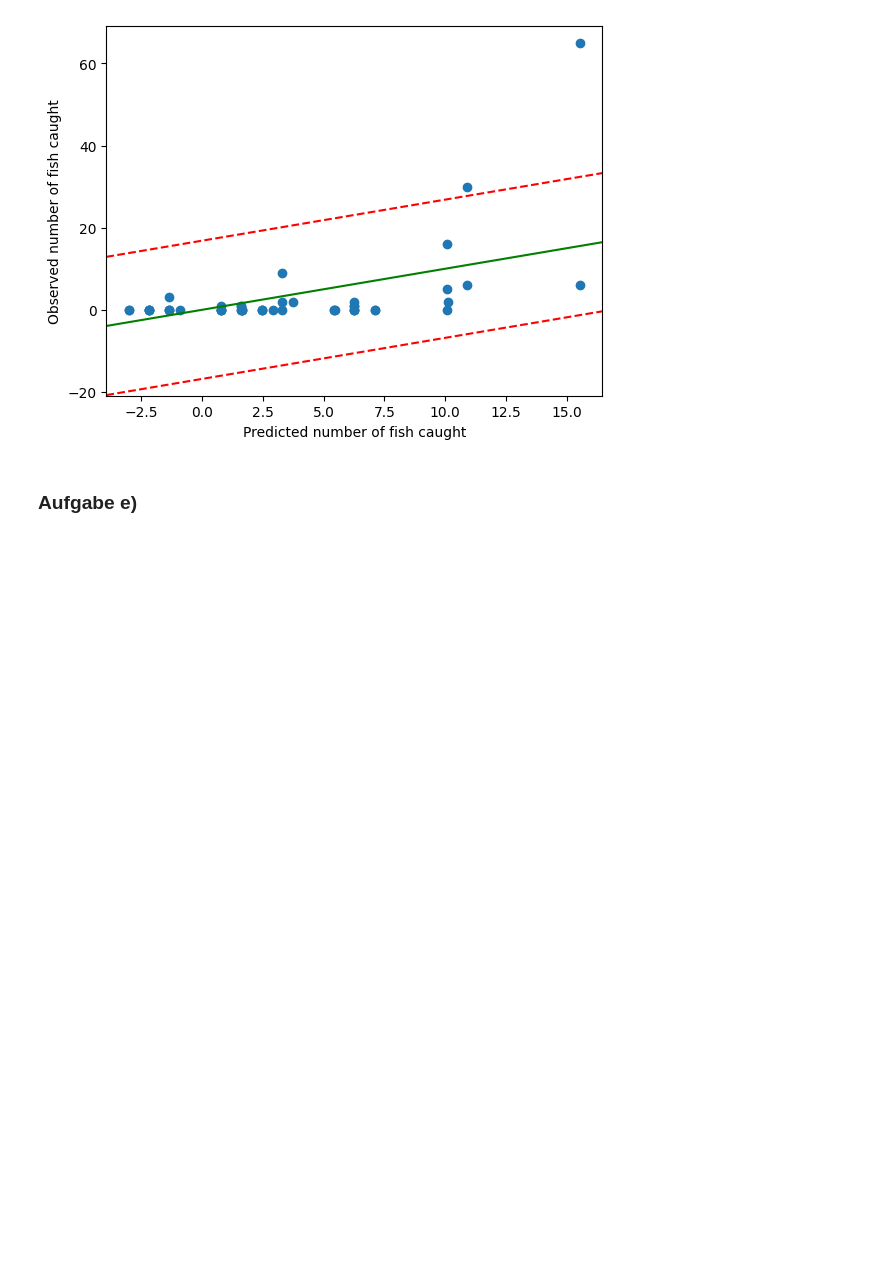
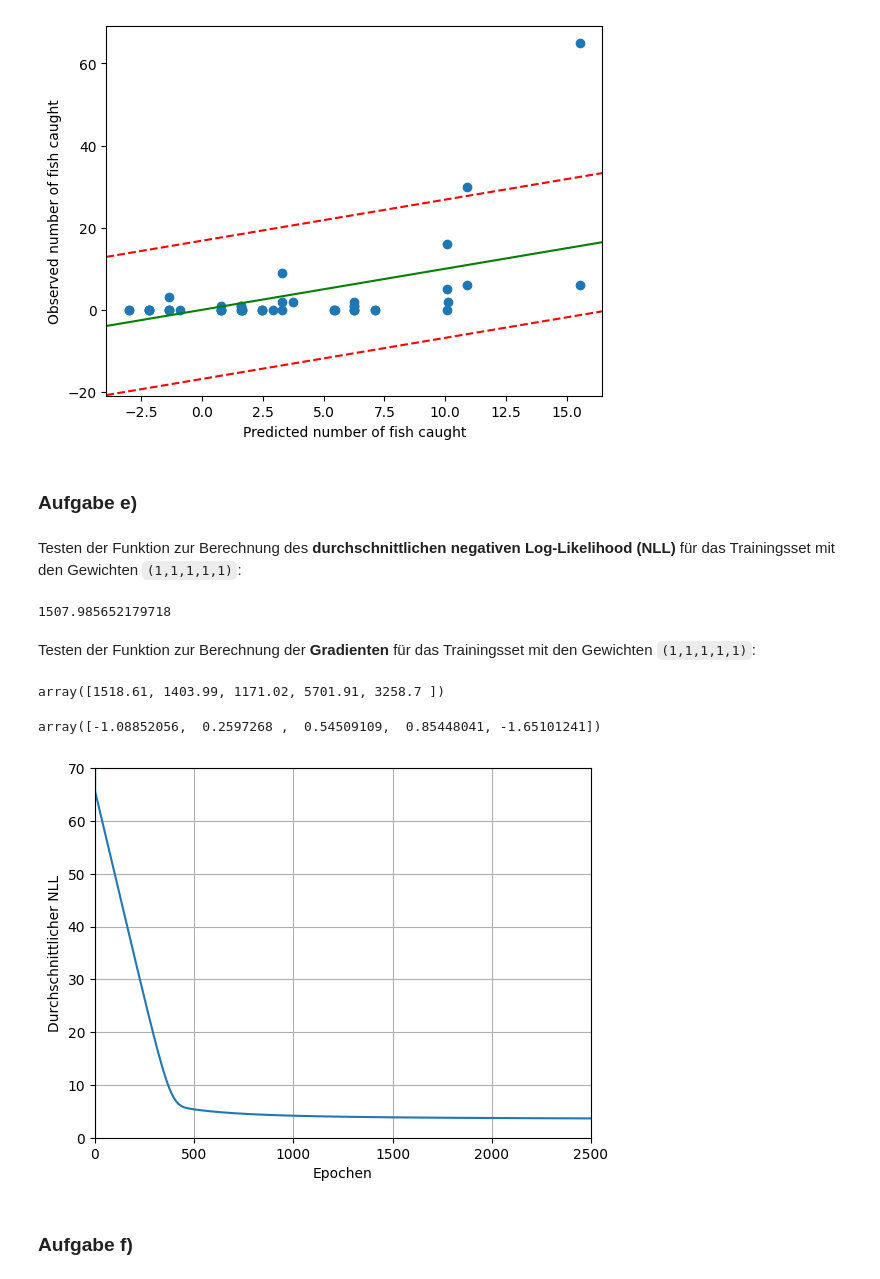
Before and after one commit to robingenz/htwg-machine-learning-exercises, a Jupyter notebook: exercises/02_Linear_Regression/01_linear-regression.ipynb, the cells around one changed output. Drawn from its saved outputs; the diff is of its cells as text; code cells hidden in the pictures; blank space fills up the shorter version.

```diff
--- a/exercises/02_Linear_Regression/01_linear-regression.ipynb
+++ b/exercises/02_Linear_Regression/01_linear-regression.ipynb
@@ -165,0 +157,8 @@ NLL 3.5674507288796327
+# %%
+import scipy.stats as stats
+
+mean = (diffObservedYAndPredictedYTest).mean() # Erwartungswert
+scale = np.std(diffObservedYAndPredictedYTest) # Standardabweichung
+gaussian = stats.norm(loc=mean, scale=scale).pdf(diffObservedYAndPredictedYTest)
+nll = -np.log(gaussian)
+nll.mean()
@@ -187,3 +188,63 @@ plt.show()
 [figure]
 # %% [markdown]
 ### Aufgabe e)
+# %%
+# Source: https://github.com/ioskn/mldl_htwg/blob/master/uebungen/Fish_Poisson_Keras.ipynb
+def negative_log_likelihood(y_np, x_np, weights):
+    mu = np.exp(np.matmul(x_np, weights))
+    ret = np.zeros_like(mu)
+    for i in range(ret.shape[0]):
+        ret[i] = mu[i] - y_np[i]*np.log(mu[i]) + np.log(1.0*np.math.factorial(int(y_np[i])))
+    return np.mean(ret)
+
+def gradient_descent_nll(y_np, x_np, weights):
+    mu = np.exp(np.matmul(x_np, weights))
+    theta = np.zeros_like(x_np)
+    for i in range(x_np.shape[0]):
+        mux = x_np[i] * mu[i]
+        theta[i] = -mux + y_np[i] * x_np[i]
+    return np.mean(theta, axis=0)
+# %% [markdown]
+Testen der Funktion zur Berechnung des **durchschnittlichen negativen Log-Likelihood (NLL)** für das Trainingsset mit den Gewichten `(1,1,1,1,1)`:
+# %%
+weights = np.ones(5)
+
+nll = negative_log_likelihood(y_training_np, x_training_np, weights)
+nll
+# %% [output]
+1507.985652179718
+# %% [markdown]
+Testen der Funktion zur Berechnung der **Gradienten** für das Trainingsset mit den Gewichten `(1,1,1,1,1)`:
+# %%
+weights = np.ones(5)
+
+np.abs(np.round(gradient_descent_nll(y_training_np, x_training_np, weights), 2))
+# %% [output]
+array([1518.61, 1403.99, 1171.02, 5701.91, 3258.7 ])
+# %%
+hist = []
+epochs = 5000
+learning_rate = 0.001
+
+weights = np.ones(5)
+
+for i in range(epochs):
+    mean = negative_log_likelihood(y_training_np, x_training_np, weights)
+    hist.append(mean)
+    weights = weights + learning_rate * gradient_descent_nll(y_training_np, x_training_np, weights)
+
+weights
+# %% [output]
+array([-1.08852056,  0.2597268 ,  0.54509109,  0.85448041, -1.65101241])
+# %%
+plt.plot(hist)
+plt.grid()
+plt.ylim(0, 70)
+plt.xlim(0, 2500)
+plt.xlabel('Epochen')
+plt.ylabel('Durchschnittlicher NLL')
+plt.show()
+# %% [output]
+[figure, added]
+# %% [markdown]
+### Aufgabe f)
```
Also changed, not shown: parts of 14 cells of this notebook.
